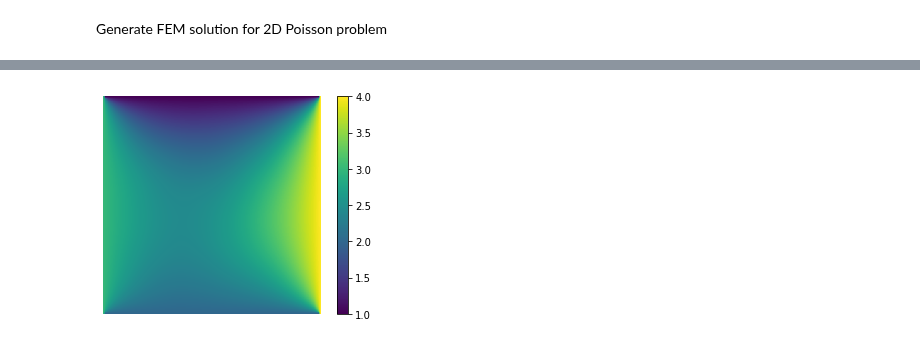
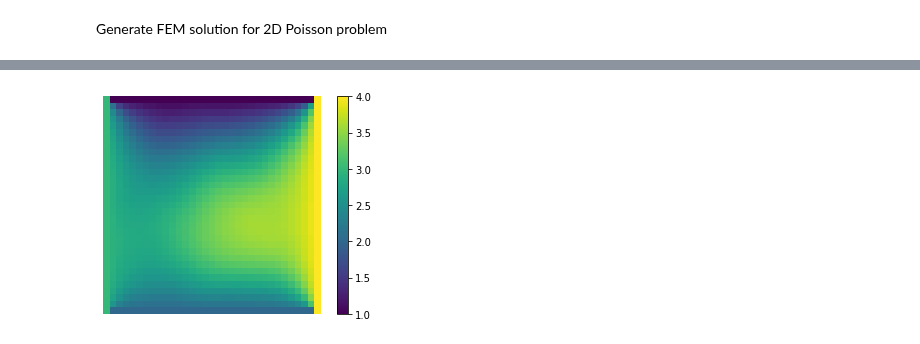
Before and after one commit to longfish/Multigrid-FEANet, a Jupyter notebook: Data/IsoPoisson/python_fem.ipynb, the cells around one changed output, grey strips where cells are left out. Saved outputs shown, nothing was run; the diff lists cells and outputs as text; code cells hidden in the pictures.

```diff
--- a/Data/IsoPoisson/python_fem.ipynb
+++ b/Data/IsoPoisson/python_fem.ipynb
@@ -7,3 +7,8 @@ import matplotlib.pyplot as plt
 import gaussian_random_fields as gr
 import random
 import h5py
+# %%
+n = 2**5
+rf = gr.gaussian_random_field(alpha=10.6, size=n+1)
+im = plt.imshow(rf)
+plt.colorbar(im)
@@ -161,8 +169,9 @@ class GridFEM():
         return self.d[self.grid.node_essential]
 
     def GaussianRF(self):
-        alpha = random.uniform(2.0,5.0)
-        rf = gr.gaussian_random_field(alpha=alpha, size=self.n+1)
+        alpha = random.uniform(-10,10)
+        a = random.uniform(0,20)
+        rf = a*gr.gaussian_random_field(alpha=alpha, size=self.n+1)
         return rf.reshape((self.n+1)*(self.n+1))
 
     def Solve(self, bc=None, f=None):
@@ -192,12 +201,12 @@ class GridFEM():
         plt.colorbar(im)
         plt.show()
 # %%
-n = 2**7
+n = 2**5
 prob = GridFEM(n)
 prob.Solve(bc=[1,2,3,4])
 prob.PlotField()
 # %% [output]
-[figure, old version]
+[figure, new version]
 # %%
 # Define boundary values
 def bc_setting(n, bc_values):
```
Also changed, not shown: parts of 3 cells of this notebook.
